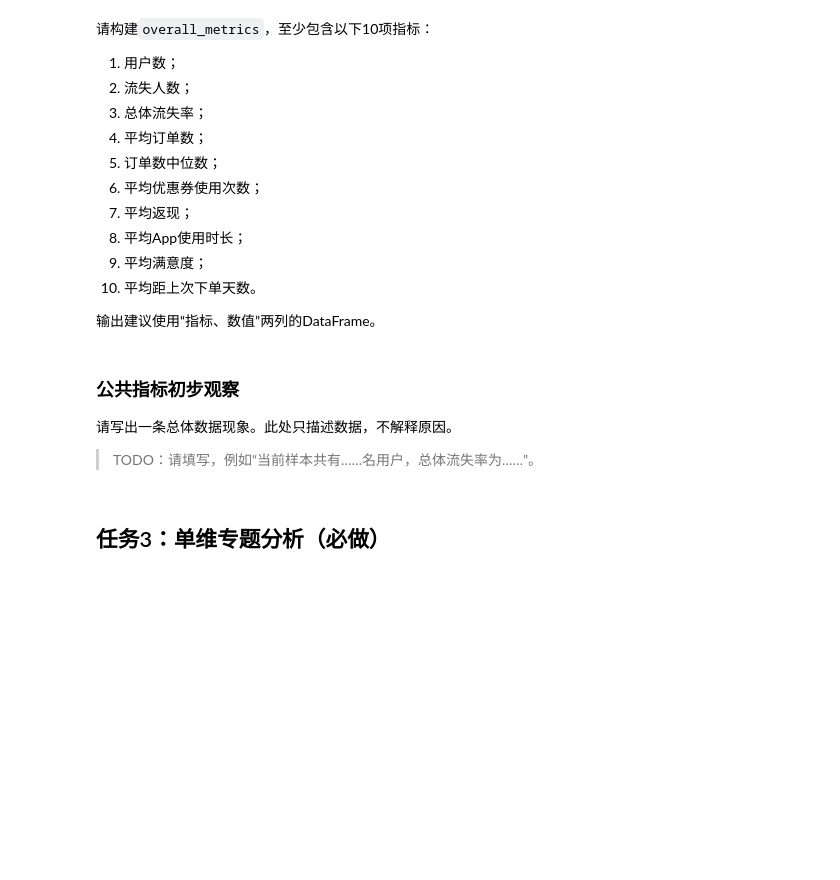
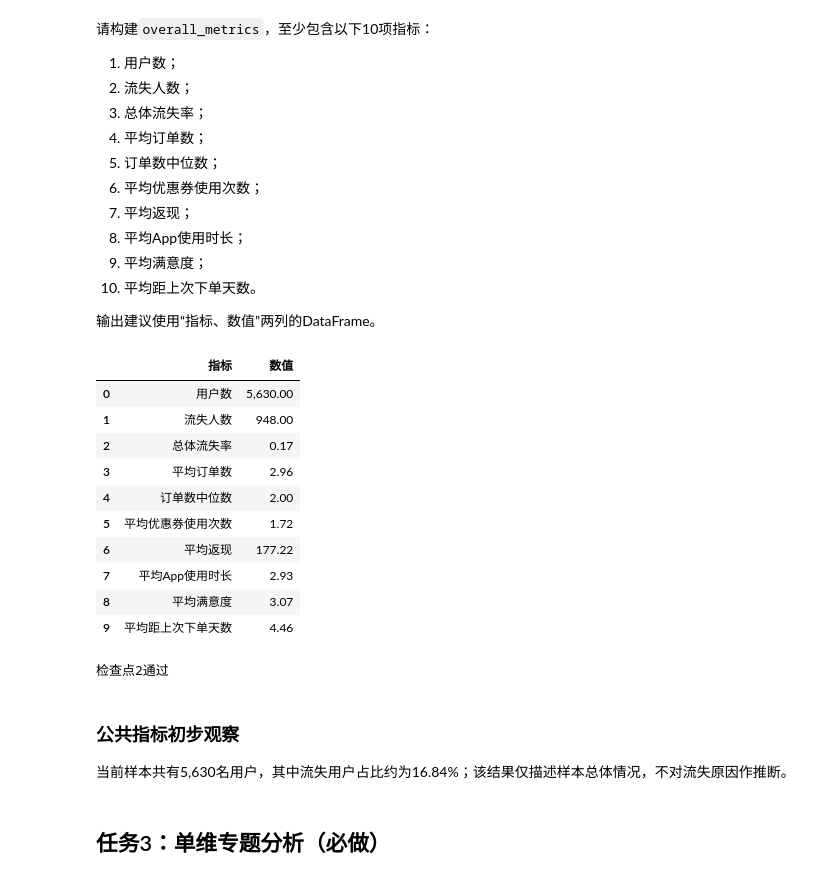
Before and after one commit to Huningci/muc-commerce-3-24012467, a Jupyter notebook: notebooks/day05_pm_student_project.ipynb, the cells around one changed output. Drawn from its saved outputs; the diff is of its cells as text; code cells hidden in the pictures; blank space fills up the shorter version.

```diff
--- a/notebooks/day05_pm_student_project.ipynb
+++ b/notebooks/day05_pm_student_project.ipynb
@@ -213,3 +266,49 @@ overall_metrics = None
+# %%
+# 计算公共基础指标
+overall_churn_rate = float(df["Churn"].mean())
+
+overall_metrics = pd.DataFrame({
+    "指标": [
+        "用户数",
+        "流失人数",
+        "总体流失率",
+        "平均订单数",
+        "订单数中位数",
+        "平均优惠券使用次数",
+        "平均返现",
+        "平均App使用时长",
+        "平均满意度",
+        "平均距上次下单天数",
+    ],
+    "数值": [
+        int(df["CustomerID"].nunique()),
+        int(df["Churn"].sum()),
+        overall_churn_rate,
+        float(df["OrderCount"].mean()),
+        float(df["OrderCount"].median()),
+        float(df["CouponUsed"].mean()),
+        float(df["CashbackAmount"].mean()),
+        float(df["HourSpendOnApp"].mean()),
+        float(df["SatisfactionScore"].mean()),
+        float(df["DaySinceLastOrder"].mean()),
+    ],
+})
+
+
+# 展示结果
+display(overall_metrics)
+# %% [output]
+|  | 指标 | 数值 |
+| 0 | 用户数 | 5,630.00 |
+| 1 | 流失人数 | 948.00 |
+| 2 | 总体流失率 | 0.17 |
+| 3 | 平均订单数 | 2.96 |
+| 4 | 订单数中位数 | 2.00 |
+| 5 | 平均优惠券使用次数 | 1.72 |
+| 6 | 平均返现 | 177.22 |
+| 7 | 平均App使用时长 | 2.93 |
+| 8 | 平均满意度 | 3.07 |
+| 9 | 平均距上次下单天数 | 4.46 |
 # %%
 # 检查点2：公共基础指标
 
@@ -218,8 +317,7 @@ assert isinstance(overall_metrics, pd.DataFrame), \
 assert len(overall_metrics) >= 10, \
     "公共基础指标至少包含10项"
 
-# TODO：将变量赋值为你计算的总体流失率
-overall_churn_rate = None
+overall_churn_rate = float(df["Churn"].mean())
 
 assert overall_churn_rate is not None, \
     "请填写overall_churn_rate"
@@ -227,12 +325,12 @@ assert abs(overall_churn_rate - 0.16838365896980462) < 1e-8, \
     "总体流失率计算不正确"
 
 print("检查点2通过")
+# %% [output]
+检查点2通过
-# %% [markdown]
-### 公共指标初步观察
-
-请写出一条总体数据现象。此处只描述数据，不解释原因。
-
-> TODO：请填写，例如“当前样本共有……名用户，总体流失率为……”。
+# %% [markdown]
+### 公共指标初步观察
+
+当前样本共有5,630名用户，其中流失用户占比约为16.84%；该结果仅描述样本总体情况，不对流失原因作推断。
 # %% [markdown]
 ## 任务3：单维专题分析（必做）
 # %% [markdown]
```
Also changed, not shown: parts of 32 cells of this notebook, 20 other files.
